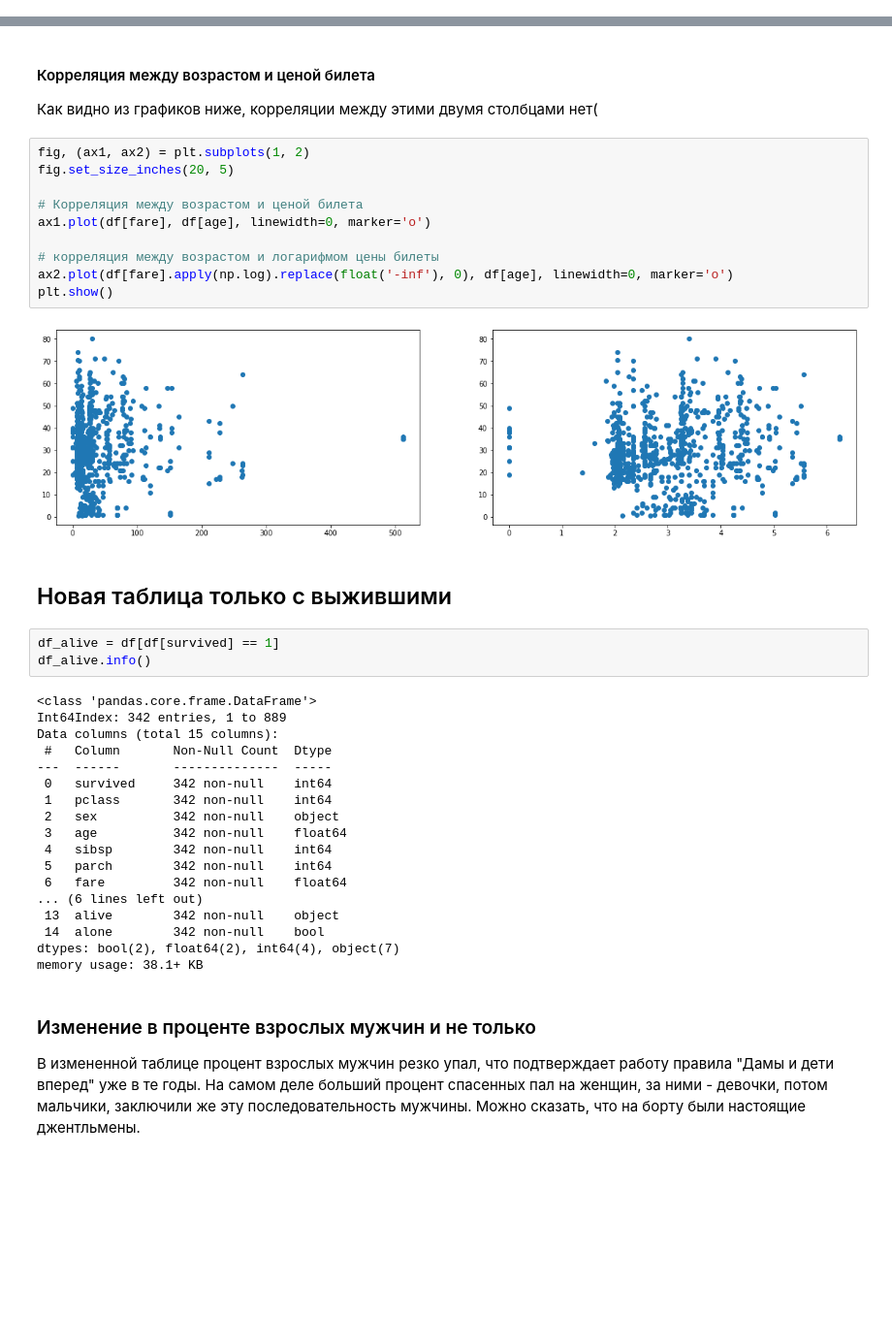
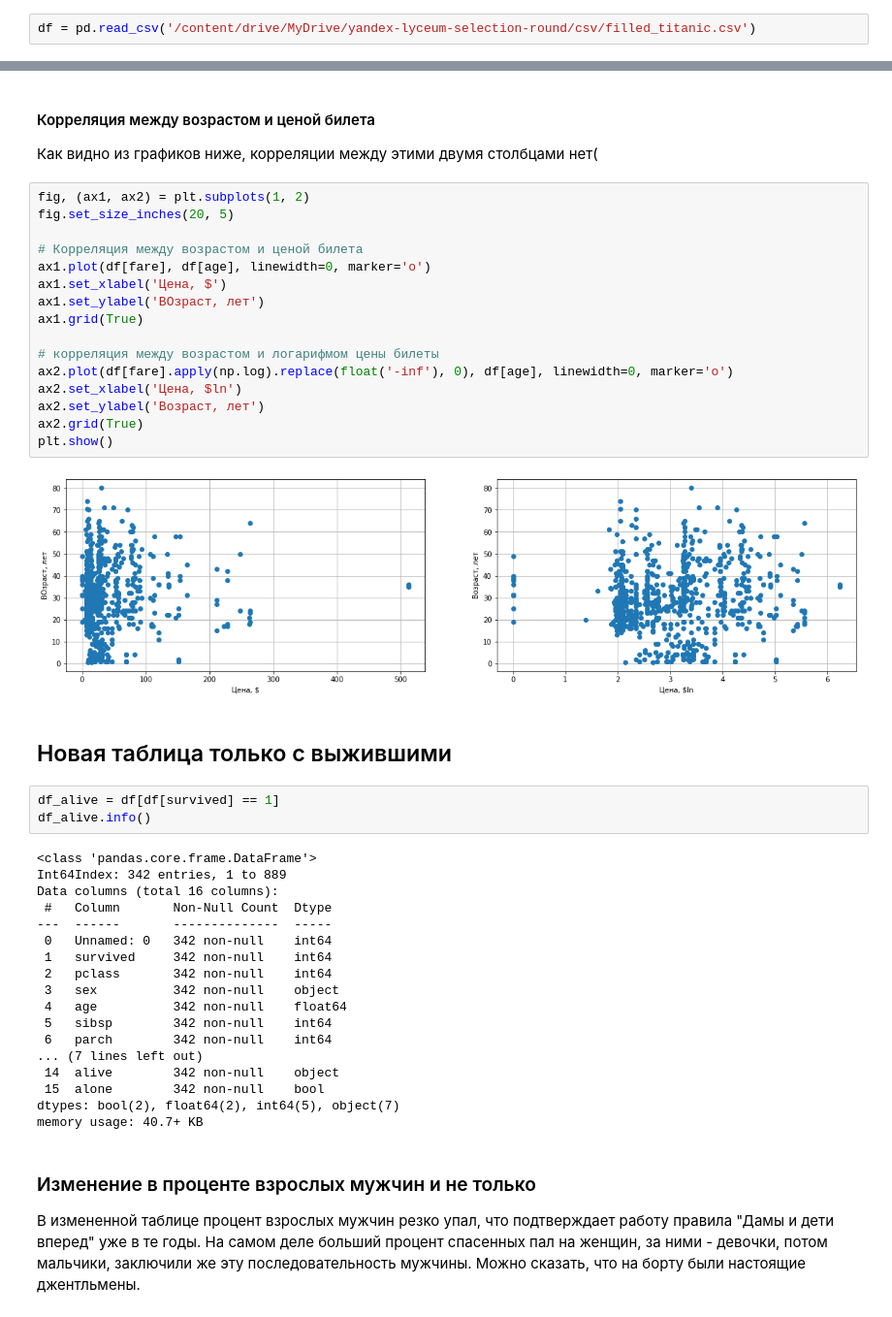
Before and after one commit to gaskeo/yandex-lyceum-selection-round, a Jupyter notebook: main.ipynb, the cells around one changed output, grey strips where cells are left out. Shown at 97% size. Cells and saved outputs as stored; diff of their text form; blank space fills up the shorter version.

```diff
--- a/main.ipynb
+++ b/main.ipynb
@@ -469,3 +508,5 @@ df = fill_na_deck(df)
+# %%
+df = pd.read_csv('/content/drive/MyDrive/yandex-lyceum-selection-round/csv/filled_titanic.csv')
 # %% [markdown]
 ## Ответы на вопросы
 # %% [markdown]
@@ -637,15 +683,21 @@ plt.show()
 # %%
 fig, (ax1, ax2) = plt.subplots(1, 2)
 fig.set_size_inches(20, 5)
 
 # Корреляция между возрастом и ценой билета
 ax1.plot(df[fare], df[age], linewidth=0, marker='o')
+ax1.set_xlabel('Цена, $')
+ax1.set_ylabel('ВОзраст, лет')
+ax1.grid(True)
 
 # корреляция между возрастом и логарифмом цены билеты
 ax2.plot(df[fare].apply(np.log).replace(float('-inf'), 0), df[age], linewidth=0, marker='o')
+ax2.set_xlabel('Цена, $ln')
+ax2.set_ylabel('Возраст, лет')
+ax2.grid(True)
 plt.show()
 # %% [output]
-[figure, old version]
+[figure, new version]
 # %% [markdown]
 ## Новая таблица только с выжившими
 # %%
@@ -654,21 +706,21 @@ df_alive.info()
 # %% [output]
 <class 'pandas.core.frame.DataFrame'>
 Int64Index: 342 entries, 1 to 889
-Data columns (total 15 columns):
+Data columns (total 16 columns):
  #   Column       Non-Null Count  Dtype
 ---  ------       --------------  -----
- 0   survived     342 non-null    int64
- 1   pclass       342 non-null    int64
- 2   sex          342 non-null    object
- 3   age          342 non-null    float64
- 4   sibsp        342 non-null    int64
- 5   parch        342 non-null    int64
- 6   fare         342 non-null    float64
-... (6 lines left out)
- 13  alive        342 non-null    object
- 14  alone        342 non-null    bool
-dtypes: bool(2), float64(2), int64(4), object(7)
-memory usage: 38.1+ KB
+ 0   Unnamed: 0   342 non-null    int64
+ 1   survived     342 non-null    int64
+ 2   pclass       342 non-null    int64
+ 3   sex          342 non-null    object
+ 4   age          342 non-null    float64
+ 5   sibsp        342 non-null    int64
+ 6   parch        342 non-null    int64
+... (7 lines left out)
+ 14  alive        342 non-null    object
+ 15  alone        342 non-null    bool
+dtypes: bool(2), float64(2), int64(5), object(7)
+memory usage: 40.7+ KB
 # %% [markdown]
 ### Изменение в проценте взрослых мужчин и не только
 В измененной таблице процент взрослых мужчин резко упал, что подтверждает работу правила "Дамы и дети вперед" уже в те годы. На самом деле больший процент спасенных пал на женщин, за ними - девочки, потом мальчики, заключили же эту последовательность мужчины. Можно сказать, что на борту были настоящие джентльмены.
```
Also changed, not shown: parts of 20 cells of this notebook.
